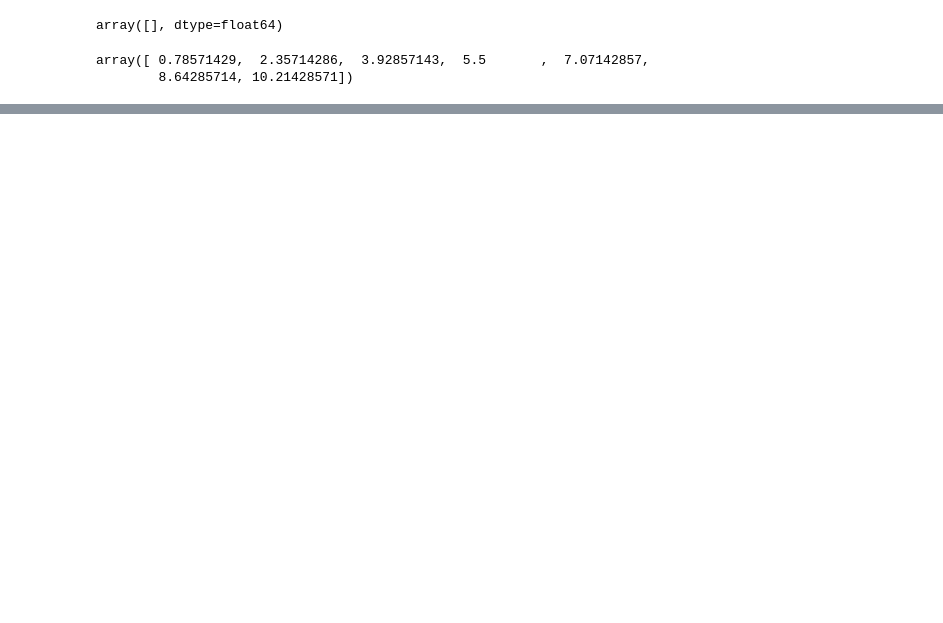
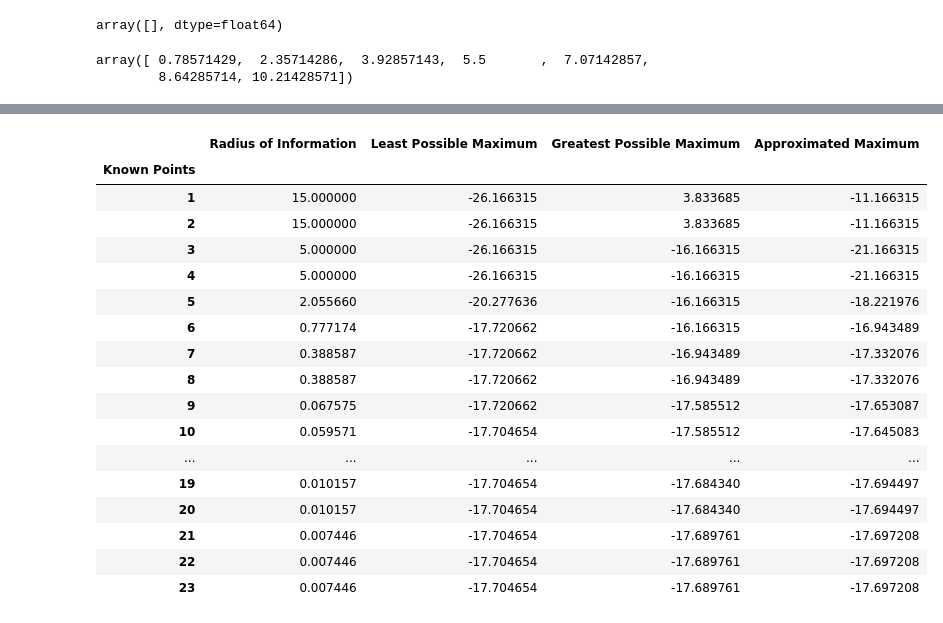
Before and after one commit to DevinGent/locating-maxima, a Jupyter notebook: tutorial.ipynb, the cells around one changed output, grey strips where cells are left out. Drawn from its saved outputs; the diff is of its cells as text; code cells hidden in the pictures; blank space fills up the shorter version.

```diff
--- a/tutorial.ipynb
+++ b/tutorial.ipynb
@@ -203,0 +203,29 @@ nonadapt_approx.display_graphs(2)
+# %%
+new_approx=ApproximateMaxima((-1,19),3)
+# %%
+new_approx.add_n_points(3,function_type='optimal')
+# %%
+new_approx.add_n_points(8,function_type='random')
+# %%
+new_approx.add_n_points(12,function_type='optimal')
+# %%
+new_approx.results_df
+# %% [output]
+|  | Radius of Information | Least Possible Maximum | Greatest Possible Maximum | Approximated Maximum |
+| Known Points |  |  |  |  |
+| 1 | 15.000000 | -26.166315 | 3.833685 | -11.166315 |
+| 2 | 15.000000 | -26.166315 | 3.833685 | -11.166315 |
+| 3 | 5.000000 | -26.166315 | -16.166315 | -21.166315 |
+| 4 | 5.000000 | -26.166315 | -16.166315 | -21.166315 |
+| 5 | 2.055660 | -20.277636 | -16.166315 | -18.221976 |
+| 6 | 0.777174 | -17.720662 | -16.166315 | -16.943489 |
+| 7 | 0.388587 | -17.720662 | -16.943489 | -17.332076 |
+| 8 | 0.388587 | -17.720662 | -16.943489 | -17.332076 |
+| 9 | 0.067575 | -17.720662 | -17.585512 | -17.653087 |
+| 10 | 0.059571 | -17.704654 | -17.585512 | -17.645083 |
+| ... | ... | ... | ... | ... |
+| 19 | 0.010157 | -17.704654 | -17.684340 | -17.694497 |
+| 20 | 0.010157 | -17.704654 | -17.684340 | -17.694497 |
+| 21 | 0.007446 | -17.704654 | -17.689761 | -17.697208 |
+| 22 | 0.007446 | -17.704654 | -17.689761 | -17.697208 |
+| 23 | 0.007446 | -17.704654 | -17.689761 | -17.697208 |
```
Also changed, not shown: parts of 17 cells of this notebook, 1 other file.
